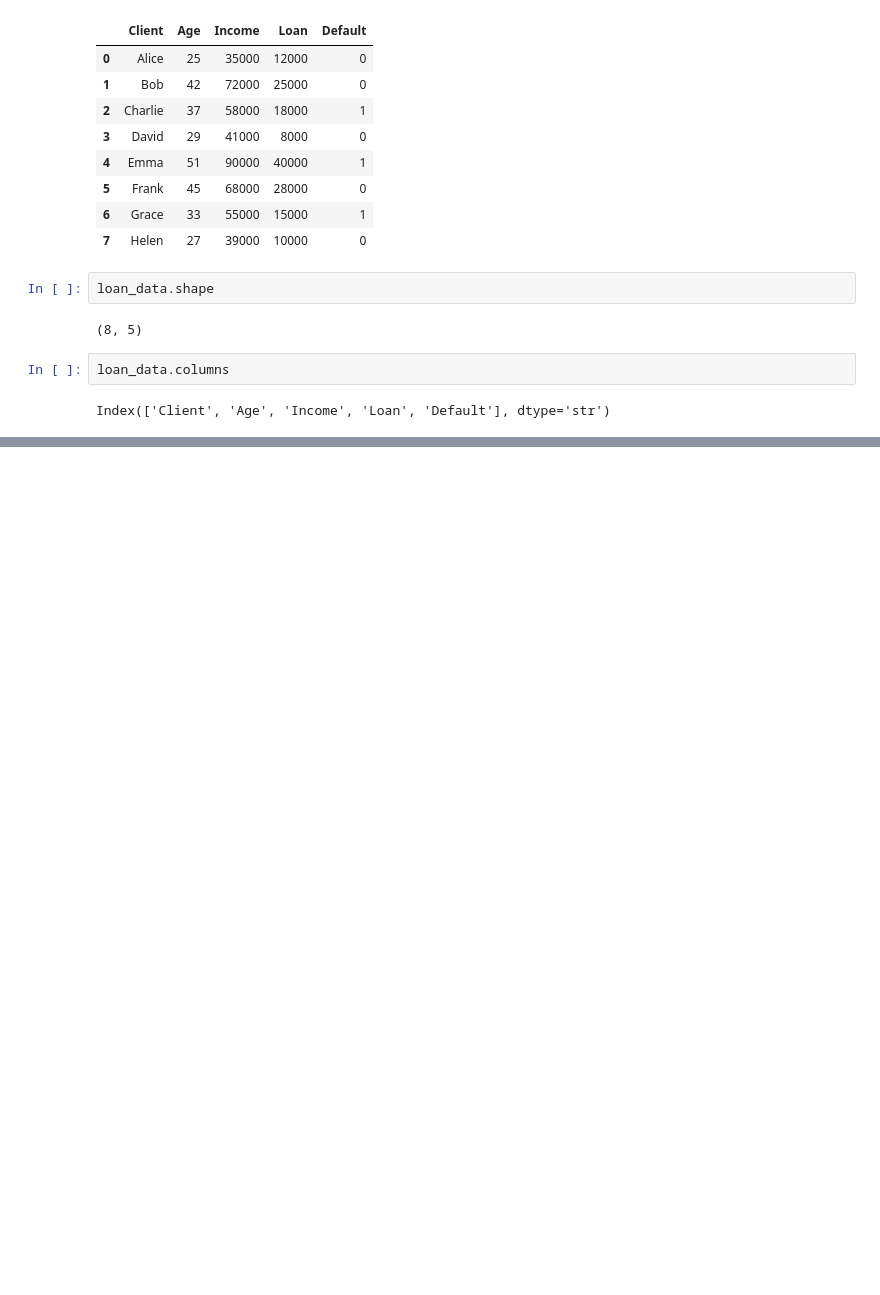
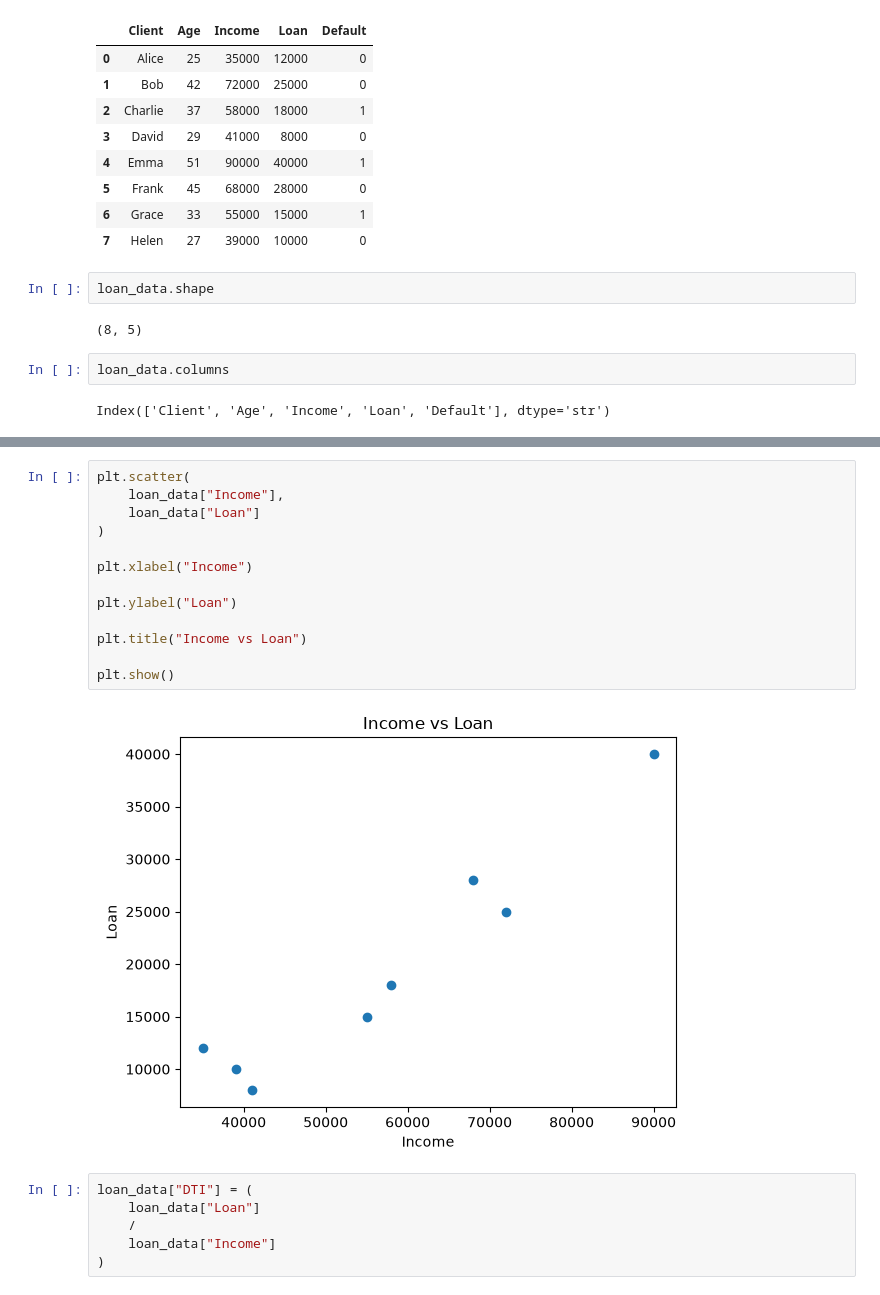
Before and after one commit to yunqiwu77-wq/credit-risk-learning, a Jupyter notebook: Notebook/Day04_Exploratory_Data_Analysis.ipynb, the cells around one changed output, grey strips where cells are left out. Drawn from its saved outputs; the diff is of its cells as text; blank space fills up the shorter version.

```diff
--- a/Notebook/Day04_Exploratory_Data_Analysis.ipynb
+++ b/Notebook/Day04_Exploratory_Data_Analysis.ipynb
@@ -32,0 +97,21 @@ Index(['Client', 'Age', 'Income', 'Loan', 'Default'], dtype='str')
+# %%
+plt.scatter(
+    loan_data["Income"],
+    loan_data["Loan"]
+)
+
+plt.xlabel("Income")
+
+plt.ylabel("Loan")
+
+plt.title("Income vs Loan")
+
+plt.show()
+# %% [output]
+[figure, added]
+# %%
+loan_data["DTI"] = (
+    loan_data["Loan"]
+    /
+    loan_data["Income"]
+)
```
Also changed, not shown: parts of 7 cells of this notebook, 2 other files.
